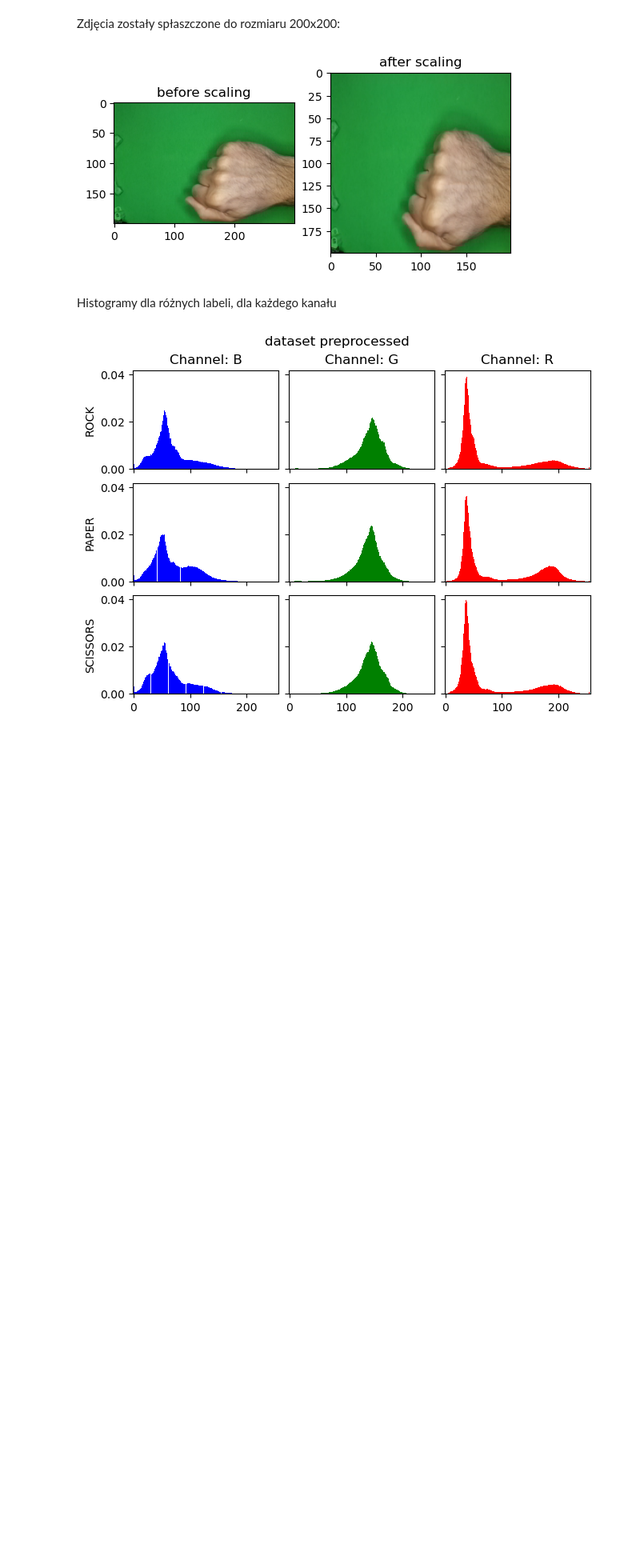
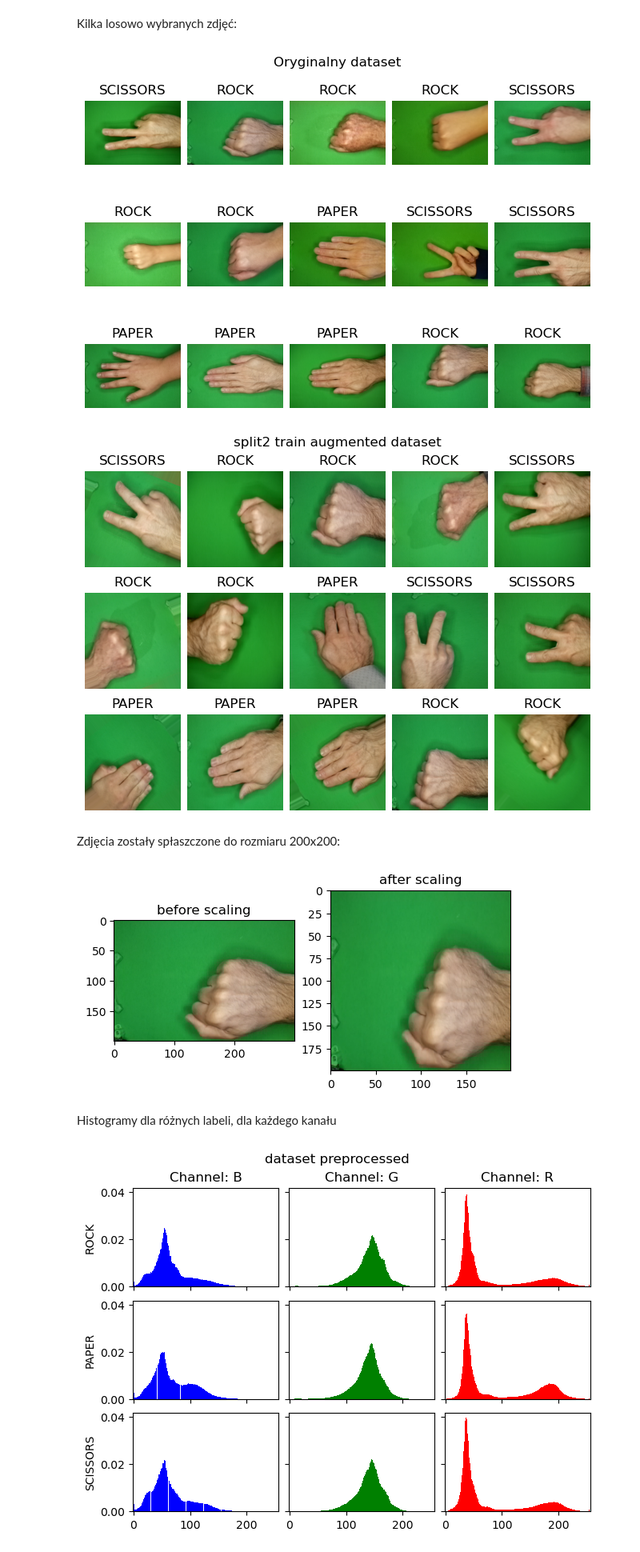
Before and after one commit to iwanicki92/szum, a Jupyter notebook: lab2.ipynb, the cells around one changed output. Shown at 80% size. Cells and saved outputs as stored; diff of their text form; code cells hidden in the pictures; blank space fills up the shorter version.

```diff
--- a/lab2.ipynb
+++ b/lab2.ipynb
@@ -38,3 +119,27 @@ TOTAL               2188          2136
+# %% [markdown]
+Kilka losowo wybranych zdjęć:
+# %%
+def draw_random_images(data, title):
+    fig, ax = plt.subplots(3,5, constrained_layout=True)
+    fig.suptitle(title)
+    rng = np.random.default_rng(seed=2222)
+    random_indices = rng.choice(len(data), 5*3)
+    for row in range(3):
+        for col in range(5):
+            index = row*5 + col
+            ax[row][col].set_axis_off()
+            random_image = data[random_indices[index]]
+            ax[row][col].imshow(random_image[...,::-1])
+            for label, label_range in data._label_ranges.items():
+                if label_range.start <= random_indices[index] < label_range.end:
+                    ax[row][col].set_title(label.name)
+                    break
+
+draw_random_images(dataset_unchanged, "Oryginalny dataset")
+draw_random_images(augmented, "split2 train augmented dataset")
+# %% [output]
+[figure, added]
+[figure, added]
 # %% [markdown]
 Zdjęcia zostały spłaszczone do rozmiaru 200x200:
 # %%
```
Also changed, not shown: parts of 13 cells of this notebook, 2 other files.
